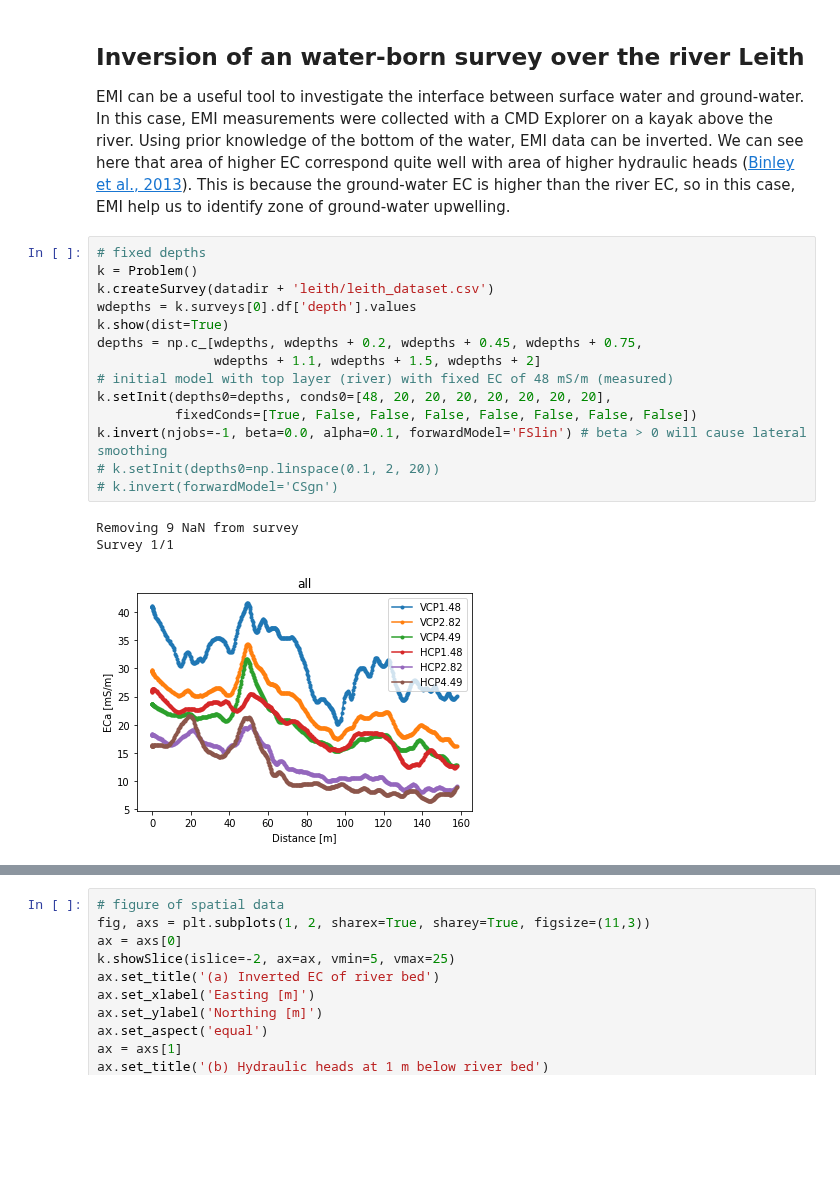
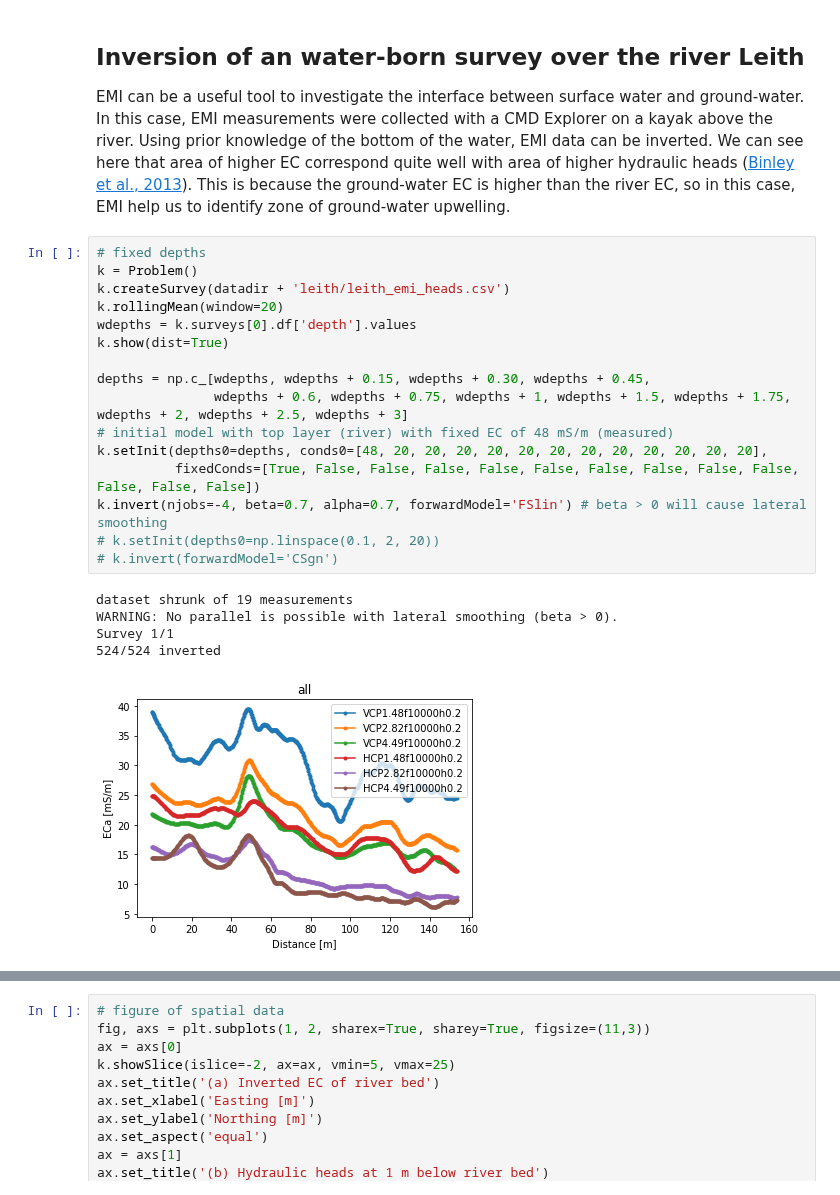
Before and after one commit to hkexgroup/emagpy, a Jupyter notebook: jupyter-notebook/em-paper.ipynb, the cells around one changed output, grey strips where cells are left out. Saved outputs shown, nothing was run; the diff lists cells and outputs as text; blank space fills up the shorter version.

```diff
--- a/jupyter-notebook/em-paper.ipynb
+++ b/jupyter-notebook/em-paper.ipynb
@@ -363,21 +386,25 @@ EMI can be a useful tool to investigate the interface between surface water and
 # %%
 # fixed depths
 k = Problem()
-k.createSurvey(datadir + 'leith/leith_dataset.csv')
+k.createSurvey(datadir + 'leith/leith_emi_heads.csv')
+k.rollingMean(window=20)
 wdepths = k.surveys[0].df['depth'].values
 k.show(dist=True)
-depths = np.c_[wdepths, wdepths + 0.2, wdepths + 0.45, wdepths + 0.75,
-               wdepths + 1.1, wdepths + 1.5, wdepths + 2]
+
+depths = np.c_[wdepths, wdepths + 0.15, wdepths + 0.30, wdepths + 0.45,
+               wdepths + 0.6, wdepths + 0.75, wdepths + 1, wdepths + 1.5, wdepths + 1.75, wdepths + 2, wdepths + 2.5, wdepths + 3]
 # initial model with top layer (river) with fixed EC of 48 mS/m (measured)
-k.setInit(depths0=depths, conds0=[48, 20, 20, 20, 20, 20, 20, 20],
-          fixedConds=[True, False, False, False, False, False, False, False])
-k.invert(njobs=-1, beta=0.0, alpha=0.1, forwardModel='FSlin') # beta > 0 will cause lateral smoothing
+k.setInit(depths0=depths, conds0=[48, 20, 20, 20, 20, 20, 20, 20, 20, 20, 20, 20, 20],
+          fixedConds=[True, False, False, False, False, False, False, False, False, False, False, False, False])
+k.invert(njobs=-4, beta=0.7, alpha=0.7, forwardModel='FSlin') # beta > 0 will cause lateral smoothing
 # k.setInit(depths0=np.linspace(0.1, 2, 20))
 # k.invert(forwardModel='CSgn')
 # %% [output]
-Removing 9 NaN from survey
+dataset shrunk of 19 measurements
+WARNING: No parallel is possible with lateral smoothing (beta > 0).
 Survey 1/1
+524/524 inverted
-[figure, old version]
+[figure, new version]
 # %%
 # figure
 fig, axs = plt.subplots(3, 1, figsize=(12,5), sharex=True)
```
Also changed, not shown: parts of 11 cells of this notebook, 3 other files.
